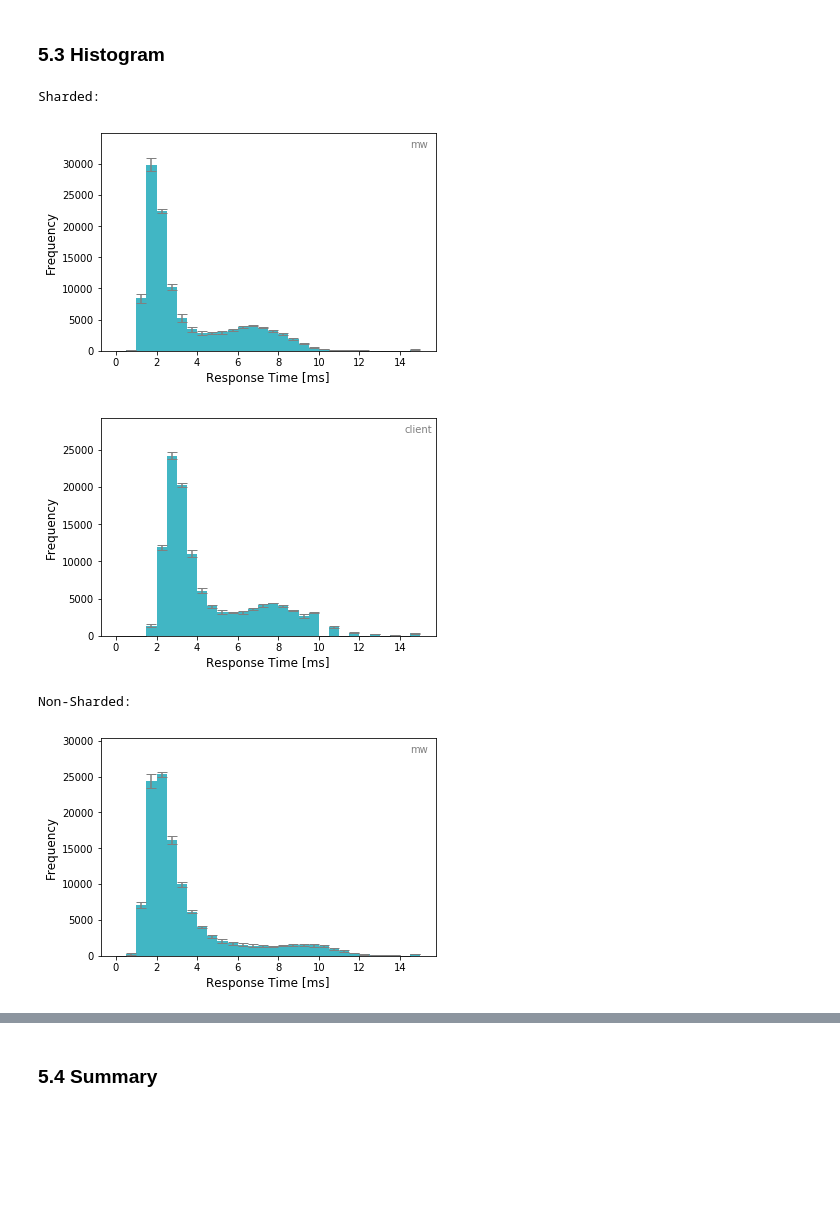
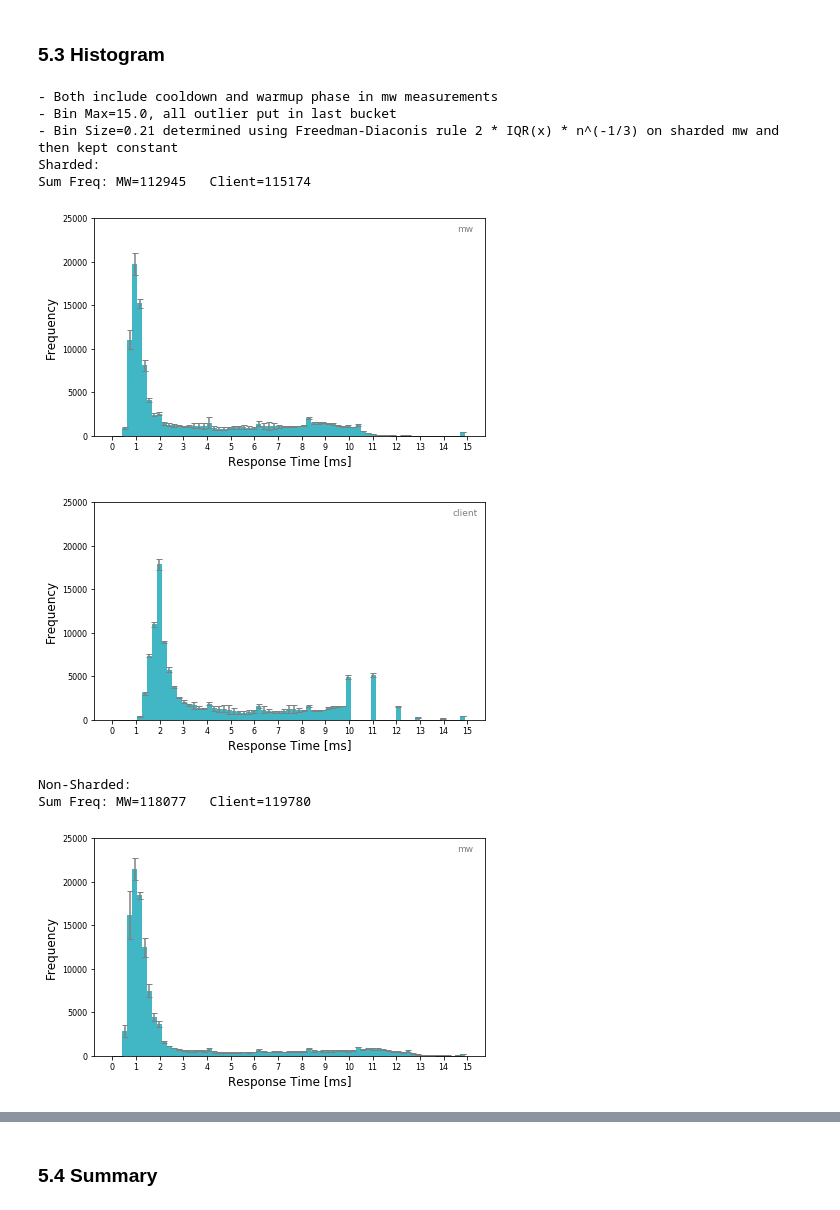
Before and after one commit to nicolas-kuechler/eth-asl-middleware-benchmark-2018, a Jupyter notebook: python/analysis/5 - Gets and Multi-gets.ipynb, the cells around one changed output, grey strips where cells are left out. Drawn from its saved outputs; the diff is of its cells as text; code cells hidden in the pictures; blank space fills up the shorter version.

```diff
--- a/python/analysis/5 - Gets and Multi-gets.ipynb
+++ b/python/analysis/5 - Gets and Multi-gets.ipynb
@@ -185,0 +116,14 @@ MW:
+# %%
+y_lim = 22
+
+print("Sharded: ")
+_,df_exp51_client_qtm = q_rthist_client.load_df(suite=suite["exp51"], exp="exp51")
+df_exp51_client_qtm = df_exp51_client_qtm[df_exp51_client_qtm['op_type']=='get']
+
+generate(rt.mget_perc, df_exp51_client_qtm, plt_output_folder, f"exp51_s_rt_mget_perc_client", opt=y_lim)
+
+print("Non-Sharded: ")
+_,df_exp52_client_qtm = q_rthist_client.load_df(suite=suite["exp52"], exp="exp52")
+df_exp52_client_qtm = df_exp52_client_qtm[df_exp52_client_qtm['op_type']=='get']
+
+generate(rt.mget_perc, df_exp52_client_qtm, plt_output_folder, f"exp52_ns_rt_mget_perc_client", opt=y_lim)
@@ -187,46 +206,51 @@ MW:
 ### 5.3 Histogram
 # %%
 mget_size = 6
-bin_size = 0.5
+bin_size = 0.21
 bin_max = 15.0
 
-# TODO [nku] allow setting bin size and y_lim from here
-# TODO [nku] display different # of ops due to rounding
 # TODO [nku] outlier handling
-# TODO [nku] see what Freedman–Diaconis rule: binsize = 2 * IQR(x) * n^(-1/3) would choose for a bin size
+print("- Both include cooldown and warmup phase in mw measurements")
+print(f"- Bin Max={bin_max}, all outlier put in last bucket")
+print(f"- Bin Size={bin_size} determined using Freedman-Diaconis rule 2 * IQR(x) * n^(-1/3) on sharded mw and then kept constant")
 
-exp_name = "exp51"
-df_rep_exp51_mw = q_rthist_mw.load_df_by_rep(suite=suite[exp_name], exp=exp_name)
-df_rep_exp51_client = q_rthist_client.load_df_by_rep(suite=suite[exp_name], exp=exp_name)
-
-exp_name = "exp52"
-df_rep_exp52_mw = q_rthist_mw.load_df_by_rep(suite=suite[exp_name], exp=exp_name)
-df_rep_exp52_client = q_rthist_client.load_df_by_rep(suite=suite[exp_name], exp=exp_name)
+df_rep_exp51_mw = q_rthist_mw.load_df_by_rep(suite=suite["exp51"], exp="exp51")
+df_rep_exp51_client = q_rthist_client.load_df_by_rep(suite=suite["exp51"], exp="exp51")
 
 
-df_rep_exp51_mw = df_rep_exp51_mw[(df_rep_exp51_mw['multi_get_size']==mget_size)&(df_rep_exp51_mw['op_type']=="get")&(df_rep_exp51_mw['n_worker_per_mw']==throughput_max_n_worker)]
-df_rep_exp51_client = df_rep_exp51_client[(df_rep_exp51_client['multi_get_size']==mget_size)&(df_rep_exp51_client['op_type']=="get")&(df_rep_exp51_client['n_worker_per_mw']==throughput_max_n_worker)]
+df_rep_exp52_mw = q_rthist_mw.load_df_by_rep(suite=suite["exp52"], exp="exp52")
+df_rep_exp52_client = q_rthist_client.load_df_by_rep(suite=suite["exp52"], exp="exp52")
 
-df_rep_exp52_mw = df_rep_exp52_mw[(df_rep_exp52_mw['multi_get_size']==mget_size)&(df_rep_exp52_mw['op_type']=="get")&(df_rep_exp52_mw['n_worker_per_mw']==throughput_max_n_worker)]
-df_rep_exp52_client = df_rep_exp52_client[(df_rep_exp52_client['multi_get_size']==mget_size)&(df_rep_exp52_client['op_type']=="get")&(df_rep_exp52_client['n_worker_per_mw']==throughput_max_n_worker)]
+df_rep_exp51_mw = df_rep_exp51_mw[(df_rep_exp51_mw['multi_get_size']==mget_size)&(df_rep_exp51_mw['op_type']=="get")]
+df_rep_exp51_client = df_rep_exp51_client[(df_rep_exp51_client['multi_get_size']==mget_size)&(df_rep_exp51_client['op_type']=="get")]
 
-
+df_rep_exp52_mw = df_rep_exp52_mw[(df_rep_exp52_mw['multi_get_size']==mget_size)&(df_rep_exp52_mw['op_type']=="get")]
+df_rep_exp52_client = df_rep_exp52_client[(df_rep_exp52_client['multi_get_size']==mget_size)&(df_rep_exp52_client['op_type']=="get")]
 
 df_hist_exp51_mw = hist_stats.aggregate_hist(df_rep_exp51_mw, bin_size=bin_size, bin_max=bin_max)
 df_hist_exp51_client = hist_stats.aggregate_hist(df_rep_exp51_client, bin_size=bin_size, bin_max=bin_max)
 df_hist_exp52_mw = hist_stats.aggregate_hist(df_rep_exp52_mw, bin_size=bin_size, bin_max=bin_max)
 df_hist_exp52_client = hist_stats.aggregate_hist(df_rep_exp52_client, bin_size=bin_size, bin_max=bin_max)
 
+y_lim = 1.1 * max(max(df_hist_exp51_mw['rt_freq_mean'].values), max(df_hist_exp51_client['rt_freq_mean'].values), max(df_hist_exp52_mw['rt_freq_mean'].values), max(df_hist_exp52_client['rt_freq_mean'].values))
+
 print("Sharded:")
-generate(rt.mget_hist, df_hist_exp51_mw, suite[exp_name], f"exp51_sharded_mget6_hist_mw")
-generate(rt.mget_hist, df_hist_exp51_client, suite[exp_name], f"exp51_sharded_mget6_hist_client")
+print(f"Sum Freq: MW={int(df_hist_exp51_mw['rt_freq_mean'].sum())}   Client={int(df_hist_exp51_client['rt_freq_mean'].sum())}")
+generate(rt.mget_hist, df_hist_exp51_mw, plt_output_folder, f"exp51_s_mget6_hist_mw", opt=y_lim)
+generate(rt.mget_hist, df_hist_exp51_client, plt_output_folder, f"exp51_s_mget6_hist_client", opt=y_lim)
 
 print("Non-Sharded:")
-generate(rt.mget_hist, df_hist_exp52_mw, suite[exp_name], f"exp52_nonsharded_mget6_hist_mw")
-generate(rt.mget_hist, df_hist_exp52_client, suite[exp_name], f"exp52_nonsharded_mget6_hist_client")
+print(f"Sum Freq: MW={int(df_hist_exp52_mw['rt_freq_mean'].sum())}   Client={int(df_hist_exp52_client['rt_freq_mean'].sum())}")
+generate(rt.mget_hist, df_hist_exp52_mw, plt_output_folder, f"exp52_ns_mget6_hist_mw", opt=y_lim)
+generate(rt.mget_hist, df_hist_exp52_client, plt_output_folder, f"exp52_ns_mget6_hist_client", opt=y_lim)
 # %% [output]
+- Both include cooldown and warmup phase in mw measurements
+- Bin Max=15.0, all outlier put in last bucket
+- Bin Size=0.21 determined using Freedman-Diaconis rule 2 * IQR(x) * n^(-1/3) on sharded mw and then kept constant
 Sharded:
+Sum Freq: MW=112945   Client=115174
-[figure, old version]
+[figure, new version]
-[figure, old version]
+[figure, new version]
 Non-Sharded:
+Sum Freq: MW=118077   Client=119780
-[figure, old version]
+[figure, new version]
```
Also changed, not shown: parts of 30 cells of this notebook, 12 other files.
